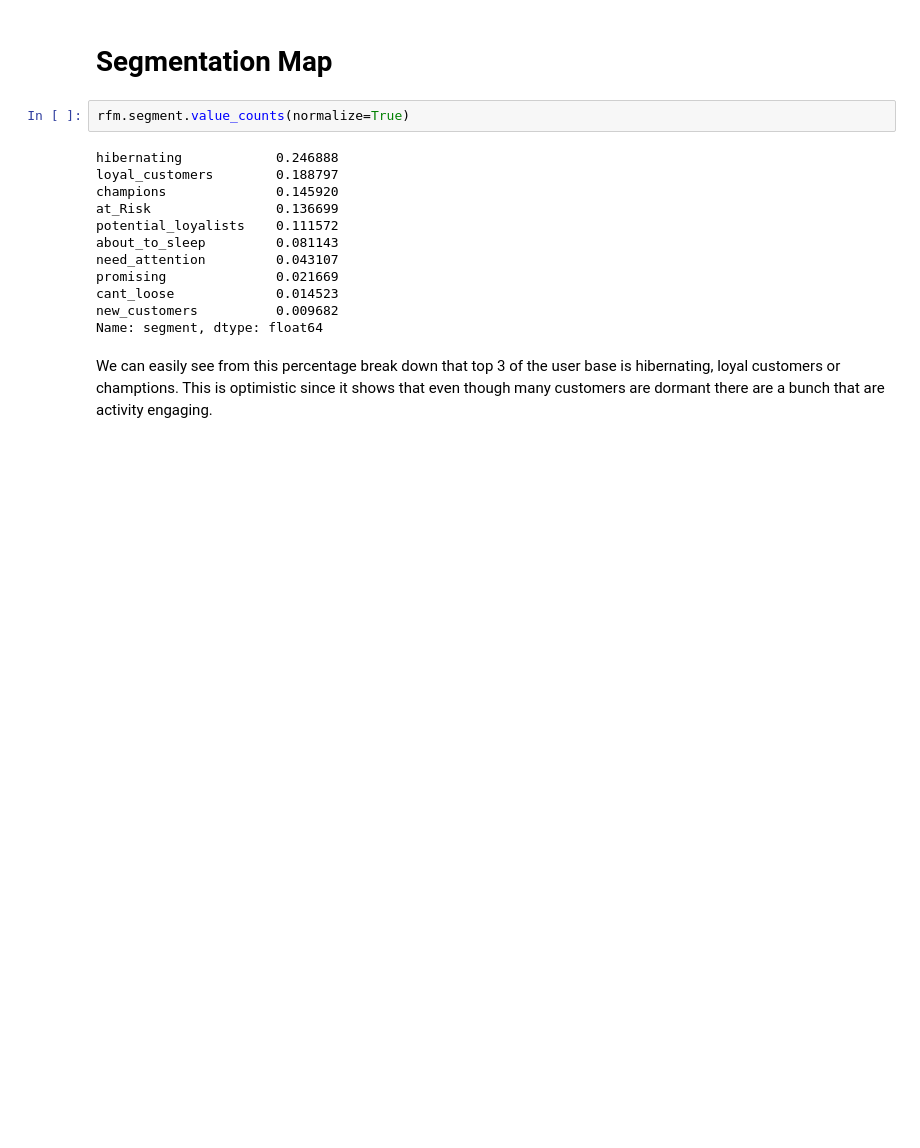
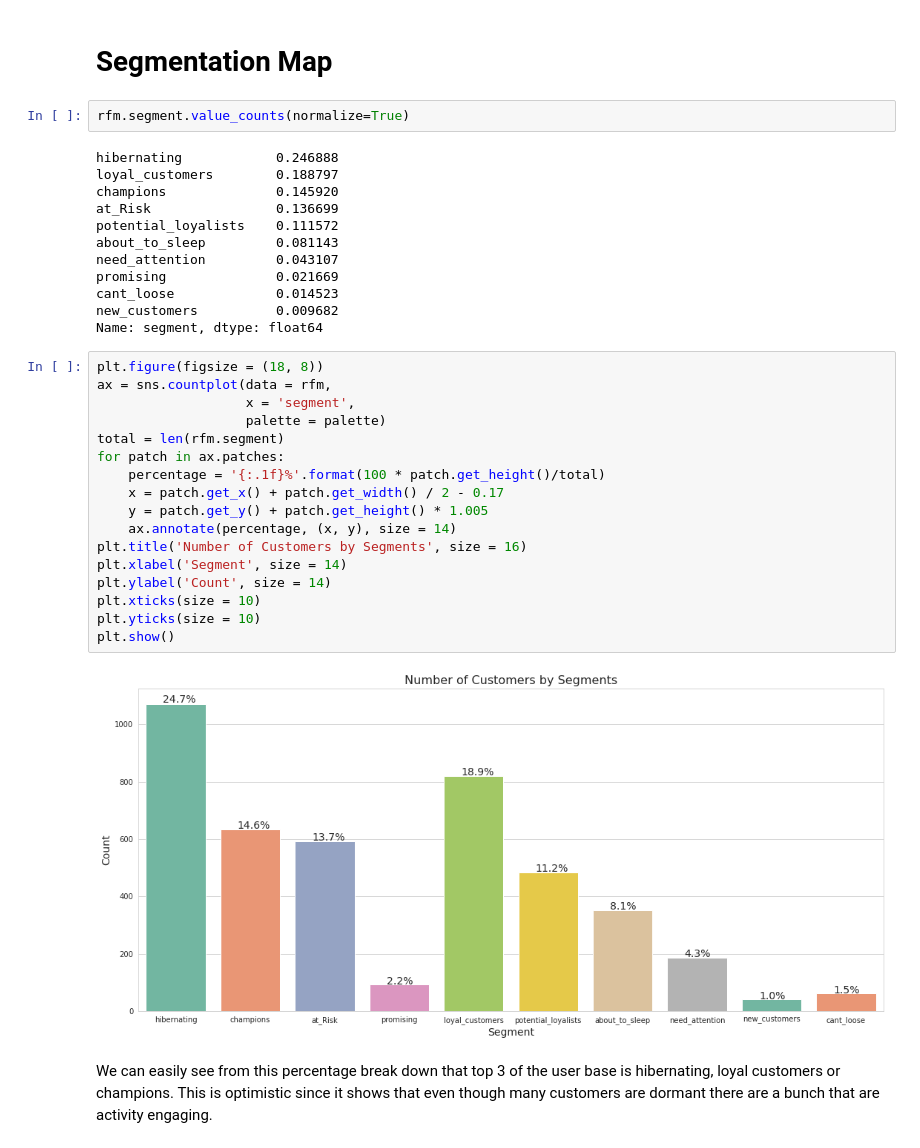
Before and after one commit to mindyng/2022-Business-Projects, a Jupyter notebook: customer-relationship-management.ipynb, the cells around one changed output. Saved outputs shown, nothing was run; the diff lists cells and outputs as text; blank space fills up the shorter version.

Commit message:
Kaggle Notebook | Customer Relationship Management | Version 7

```diff
--- a/customer-relationship-management.ipynb
+++ b/customer-relationship-management.ipynb
@@ -334,5 +334,24 @@ promising              0.021669
 cant_loose             0.014523
 new_customers          0.009682
 Name: segment, dtype: float64
+# %%
+plt.figure(figsize = (18, 8))
+ax = sns.countplot(data = rfm,
+                   x = 'segment',
+                   palette = palette)
+total = len(rfm.segment)
+for patch in ax.patches:
+    percentage = '{:.1f}%'.format(100 * patch.get_height()/total)
+    x = patch.get_x() + patch.get_width() / 2 - 0.17
+    y = patch.get_y() + patch.get_height() * 1.005
+    ax.annotate(percentage, (x, y), size = 14)
+plt.title('Number of Customers by Segments', size = 16)
+plt.xlabel('Segment', size = 14)
+plt.ylabel('Count', size = 14)
+plt.xticks(size = 10)
+plt.yticks(size = 10)
+plt.show()
+# %% [output]
+[figure, added]
 # %% [markdown]
-We can easily see from this percentage break down that top 3 of the user base is hibernating, loyal customers or champtions. This is optimistic since it shows that even though many customers are dormant there are a bunch that are activity engaging.
+We can easily see from this percentage break down that top 3 of the user base is hibernating, loyal customers or champions. This is optimistic since it shows that even though many customers are dormant there are a bunch that are activity engaging.
```
Also changed, not shown: parts of 18 cells of this notebook.
